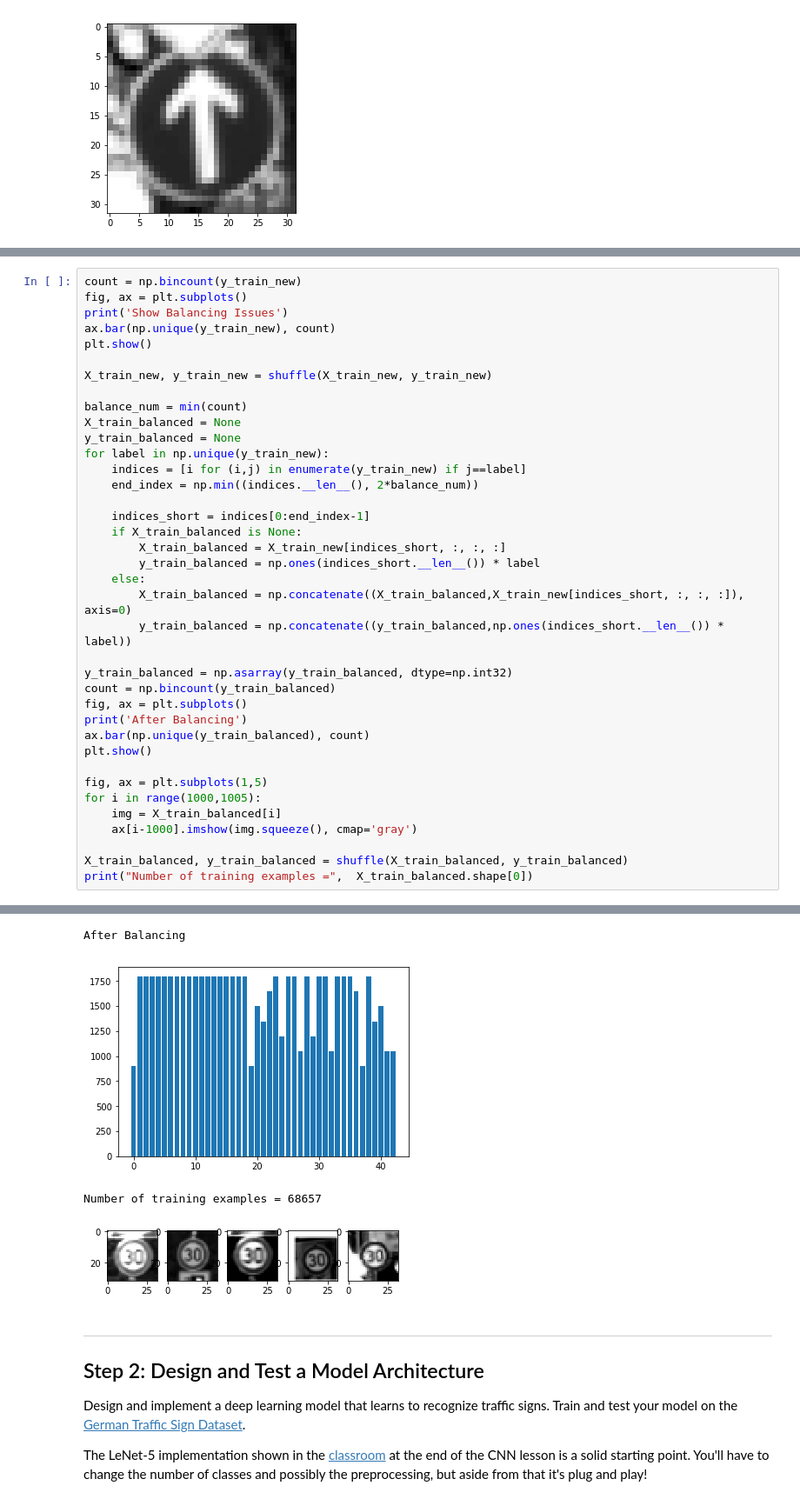
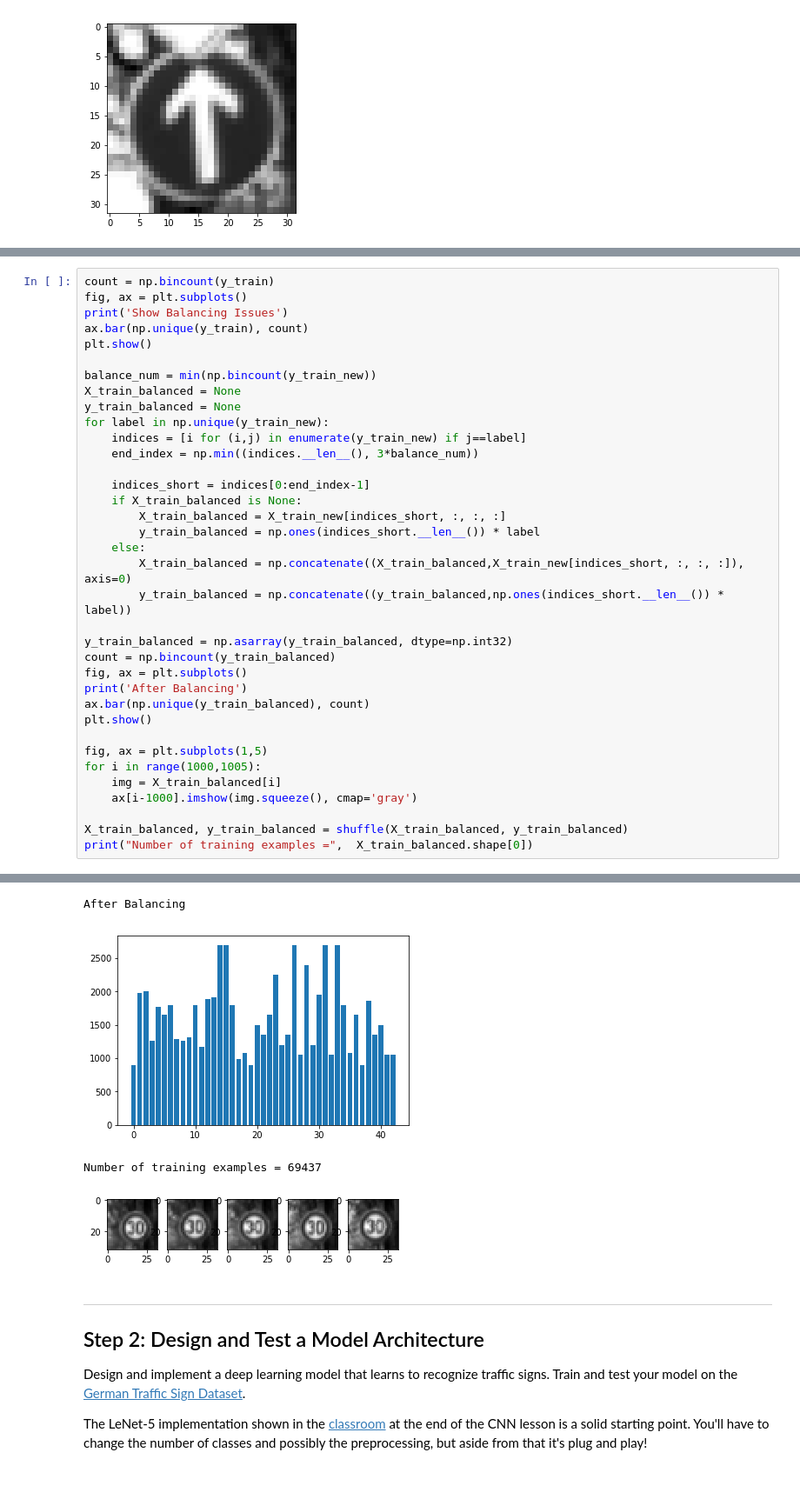
Before and after one commit to marcengeler/TrafficSigns_P2, a Jupyter notebook: Traffic_Sign_Classifier.ipynb, the cells around one changed output, grey strips where cells are left out. Shown at 87% size. Cells and saved outputs as stored; diff of their text form.

Commit message:
Added new Balancing Code & Image Augmentation

```diff
--- a/Traffic_Sign_Classifier.ipynb
+++ b/Traffic_Sign_Classifier.ipynb
@@ -204,18 +217,16 @@ X_train_new = np.sum(X_train_new/3, axis=3, keepdims = True)
 # %%
-count = np.bincount(y_train_new)
+count = np.bincount(y_train)
 fig, ax = plt.subplots()
 print('Show Balancing Issues')
-ax.bar(np.unique(y_train_new), count)
+ax.bar(np.unique(y_train), count)
 plt.show()
 
-X_train_new, y_train_new = shuffle(X_train_new, y_train_new)
-
-balance_num = min(count)
+balance_num = min(np.bincount(y_train_new))
 X_train_balanced = None
 y_train_balanced = None
 for label in np.unique(y_train_new):
     indices = [i for (i,j) in enumerate(y_train_new) if j==label]
-    end_index = np.min((indices.__len__(), 2*balance_num))
+    end_index = np.min((indices.__len__(), 3*balance_num))
 
     indices_short = indices[0:end_index-1]
     if X_train_balanced is None:
@@ -245,7 +256,7 @@ Show Balancing Issues
 After Balancing
-[figure, old version]
+[figure, new version]
-Number of training examples = 68657
+Number of training examples = 69437
-[figure, old version]
+[figure, new version]
 # %% [markdown]
 ----
 
```
Also changed, not shown: parts of 7 cells of this notebook, 2 other files.
